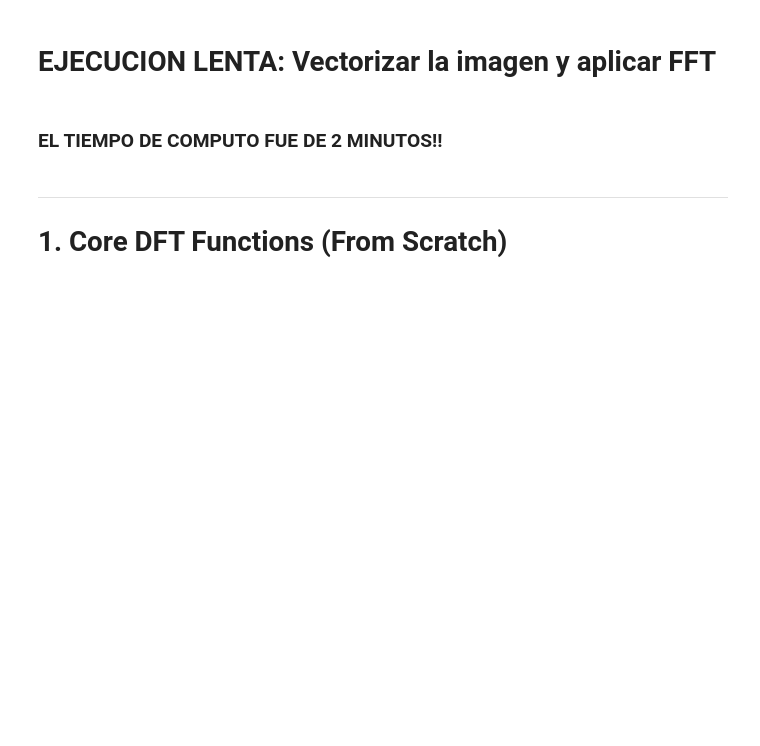
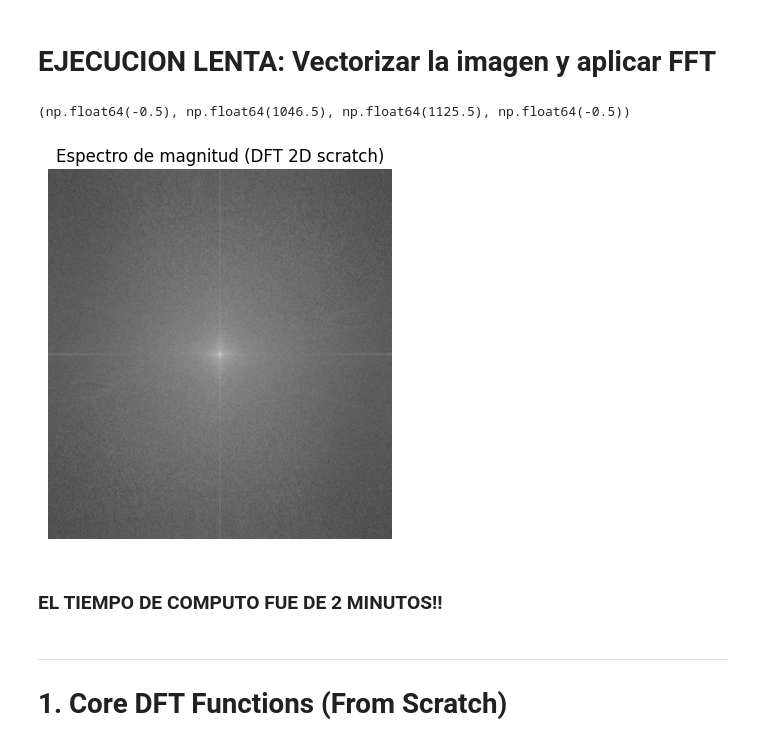
Before and after one commit to JsebastianUVPRQ/classical_trajectory, a Jupyter notebook: talleres_metodos_machine_learning/6_wavelet_fourier_ffb/ffb_wavelet_fourier.ipynb, the cells around one changed output. Cells and saved outputs as stored; diff of their text form; code cells hidden in the pictures; blank space fills up the shorter version.

```diff
--- a/talleres_metodos_machine_learning/6_wavelet_fourier_ffb/ffb_wavelet_fourier.ipynb
+++ b/talleres_metodos_machine_learning/6_wavelet_fourier_ffb/ffb_wavelet_fourier.ipynb
@@ -31,34 +31,37 @@ def dft_matrix(N):
 # DFT 1D y su inversa
 def dft1d(x):
     N = x.shape[0]
     W = dft_matrix(N)
     return W @ x
 
 def idft1d(X):
     N = X.shape[0]
     W = np.conj(dft_matrix(N))
     return (W @ X) / N
 
 # DFT 2D aplicando la 1D a filas y columnas
 def dft2d(mat):
     # aplicar DFT 1D a cada fila
     temp = np.array([dft1d(row) for row in mat])
     # aplicar DFT 1D a cada columna del resultado
     return np.array([dft1d(col) for col in temp.T]).T
 
 def idft2d(mat):
     temp = np.array([idft1d(row) for row in mat])
-    return np.array([idft1d(col) for col in temp.T]).
+    return np.array([idft1d(col) for col in temp.T]).T
 
 # Calculamos la DFT 2D de la imagen
 h, w = gray.shape
 F = dft2d(gray)         # matriz compleja
 F_shift = np.fft.fftshift(F)  # para centrar frecuencia (solo reordena!)
 magnitude = np.abs(F_shift)
 
 plt.imshow(np.log1p(magnitude), cmap='gray')
 plt.title("Espectro de magnitud (DFT 2D scratch)")
 plt.axis('off')
+# %% [output]
+(np.float64(-0.5), np.float64(1046.5), np.float64(1125.5), np.float64(-0.5))
+[figure, added]
 # %% [markdown]
 ### EL TIEMPO DE COMPUTO FUE DE 2 MINUTOS!!
 # %% [markdown]
```
Also changed, not shown: parts of 4 cells of this notebook, 3 other files.
